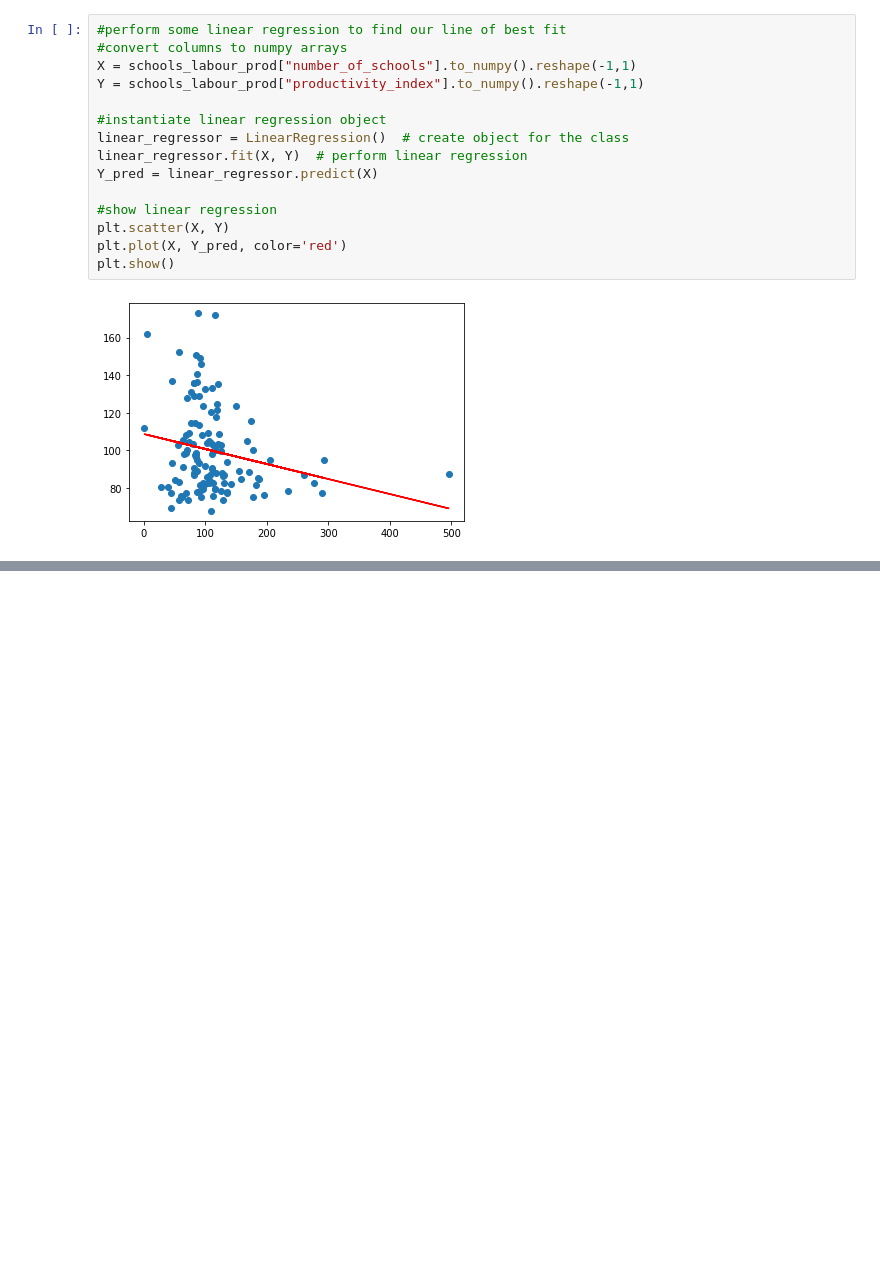
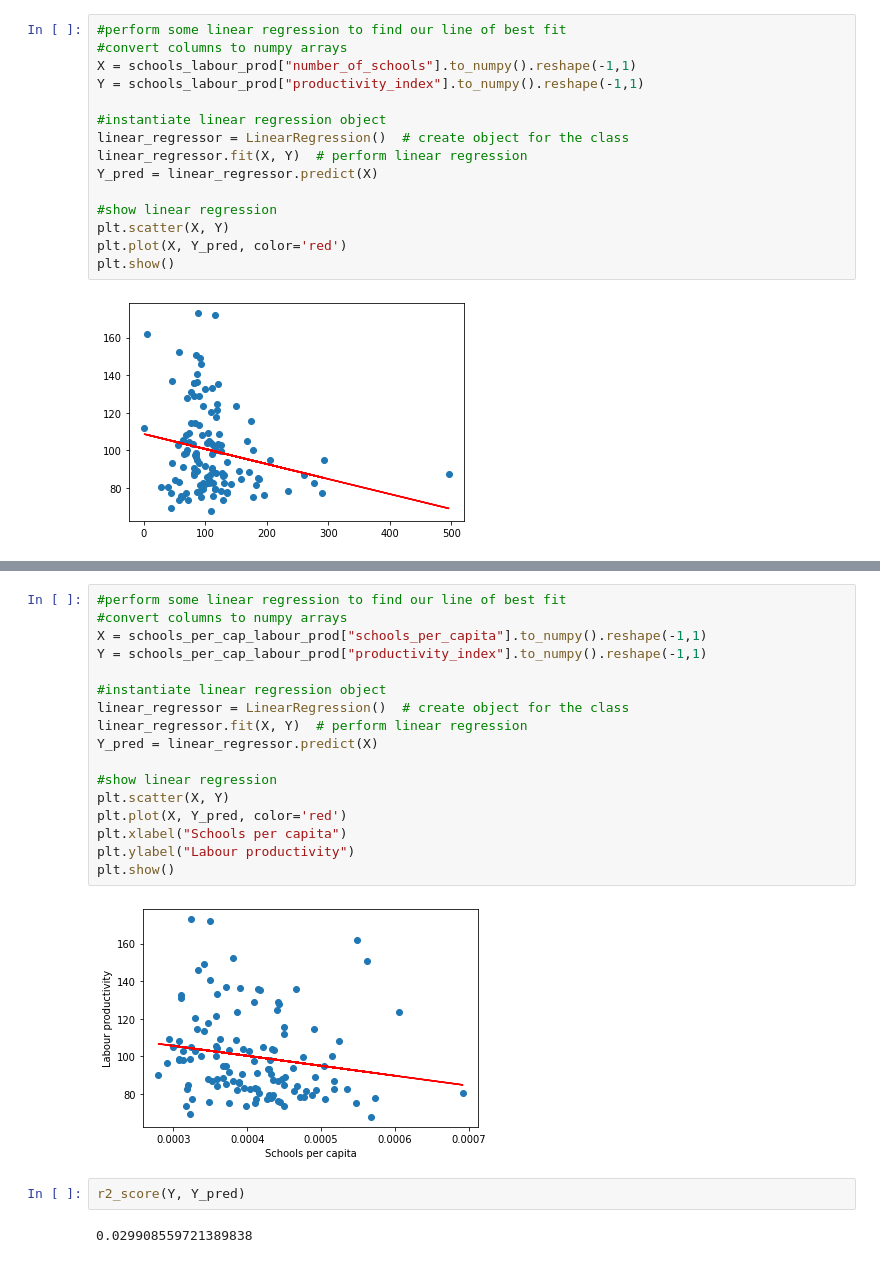
Before and after one commit to jordan-barrett-jm/uk-schools-analysis, a Jupyter notebook: UK Schools Analysis.ipynb, the cells around one changed output, grey strips where cells are left out. Saved outputs shown, nothing was run; the diff lists cells and outputs as text; blank space fills up the shorter version.

```diff
--- a/UK Schools Analysis.ipynb
+++ b/UK Schools Analysis.ipynb
@@ -105,0 +168,23 @@ plt.show()
+# %%
+#perform some linear regression to find our line of best fit
+#convert columns to numpy arrays
+X = schools_per_cap_labour_prod["schools_per_capita"].to_numpy().reshape(-1,1)
+Y = schools_per_cap_labour_prod["productivity_index"].to_numpy().reshape(-1,1)
+
+#instantiate linear regression object
+linear_regressor = LinearRegression()  # create object for the class
+linear_regressor.fit(X, Y)  # perform linear regression
+Y_pred = linear_regressor.predict(X)
+
+#show linear regression
+plt.scatter(X, Y)
+plt.plot(X, Y_pred, color='red')
+plt.xlabel("Schools per capita")
+plt.ylabel("Labour productivity")
+plt.show()
+# %% [output]
+[figure, added]
+# %%
+r2_score(Y, Y_pred)
+# %% [output]
+0.029908559721389838
```
Also changed, not shown: parts of 9 cells of this notebook.
